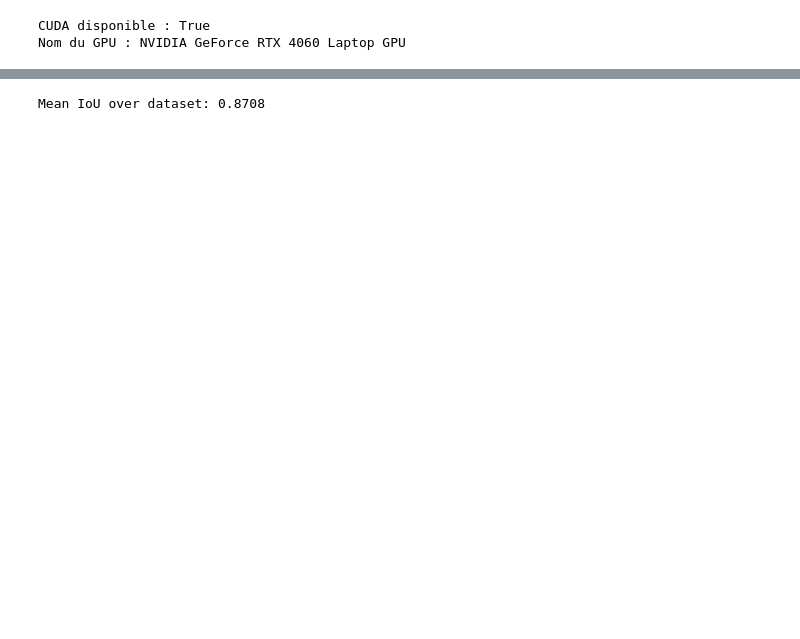
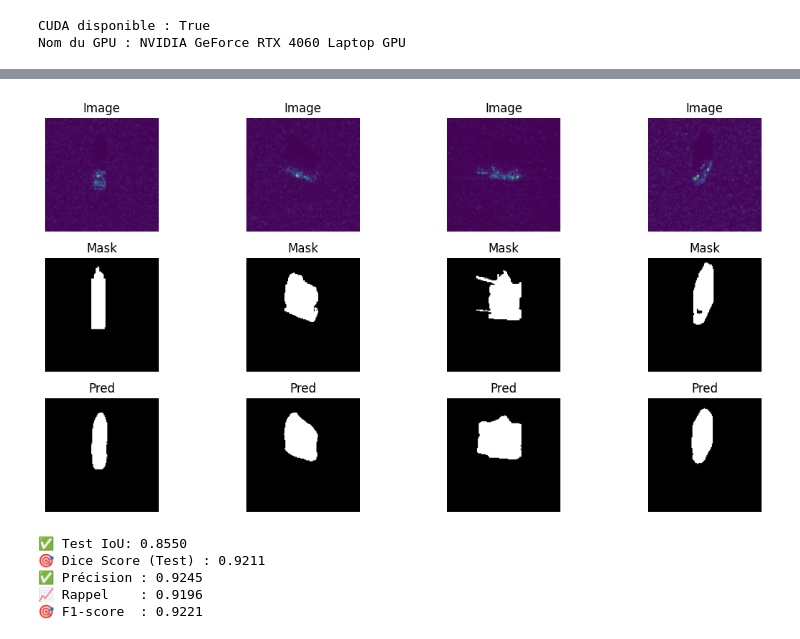
Before and after one commit to Aymen280/TP4-INF8225, a Jupyter notebook: TP4.ipynb, the cells around one changed output, grey strips where cells are left out. Saved outputs shown, nothing was run; the diff lists cells and outputs as text; code cells hidden in the pictures; blank space fills up the shorter version.

Commit message:
Add evaluation metrics on test set: IoU, Dice, Precision, Recall, F1-score

```diff
--- a/TP4.ipynb
+++ b/TP4.ipynb
@@ -153,3 +59,19 @@ train_loader = DataLoader(train_dataset, batch_size=4, shuffle=True)
+# %%
+from torch.utils.data import random_split
+from torch.utils.data import DataLoader
+
+full_dataset = SARDatasetNpy("data/sar_data_amplitude/", "data/labels_1c/")
+
+total_size = len(full_dataset)
+train_size = int(0.7 * total_size)
+val_size = int(0.15 * total_size)
+test_size = total_size - train_size - val_size
+
+train_dataset, val_dataset, test_dataset = random_split(full_dataset, [train_size, val_size, test_size])
+
+train_loader = DataLoader(train_dataset, batch_size=4, shuffle=True)
+val_loader = DataLoader(val_dataset, batch_size=4)
+test_loader = DataLoader(test_dataset, batch_size=4)
 # %%
 import torch.nn as nn
 
@@ -268,23 +270,23 @@ plt.show()
-# %%
-from sklearn.metrics import jaccard_score
-import numpy as np
-
-model.eval()
-iou_scores = []
-
-with torch.no_grad():
-    for images, masks in train_loader:
-        images = images.to(device)
-        masks = masks.to(device)
-        preds = model(images)
-        preds = (preds > 0.5).float()
-
-        for i in range(images.size(0)):
-            pred_flat = preds[i][0].cpu().numpy().flatten()
-            mask_flat = masks[i][0].cpu().numpy().flatten()
-            iou = jaccard_score(mask_flat, pred_flat, average='binary')
-            iou_scores.append(iou)
-
-print(f"Mean IoU over dataset: {np.mean(iou_scores):.4f}")
-# %% [output]
-Mean IoU over dataset: 0.8708
+# %%
+model = UNet()
+model.load_state_dict(torch.load("best_model.pth"))
+model.to(device)
+
+visualize_predictions(model, test_loader, device)
+test_iou = compute_iou(model, test_loader, device)
+dice_score = compute_dice(model, test_loader, device)
+
+precision, recall, f1 = compute_precision_recall_f1(model, test_loader, device)
+
+print(f"✅ Test IoU: {test_iou:.4f}")
+print(f"🎯 Dice Score (Test) : {dice_score:.4f}")
+print(f"✅ Précision : {precision:.4f}")
+print(f"📈 Rappel    : {recall:.4f}")
+print(f"🎯 F1-score  : {f1:.4f}")
+# %% [output]
+[figure, added]
+✅ Test IoU: 0.8550
+🎯 Dice Score (Test) : 0.9211
+✅ Précision : 0.9245
+📈 Rappel    : 0.9196
+🎯 F1-score  : 0.9221
```
Also changed, not shown: parts of 7 cells of this notebook, 1 other file.
